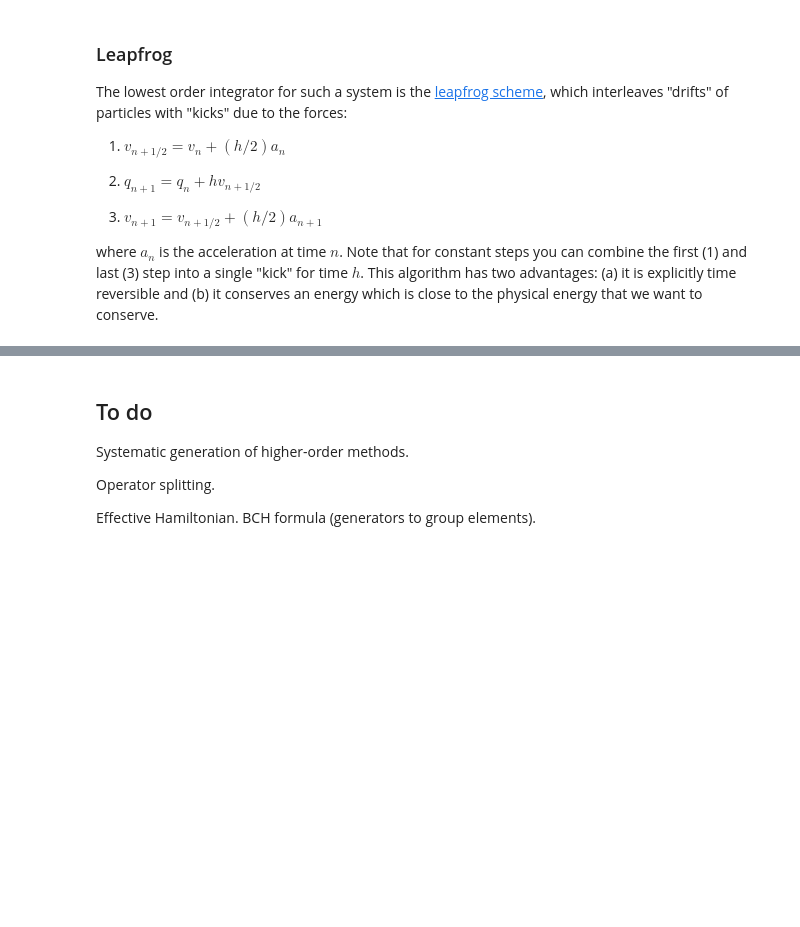
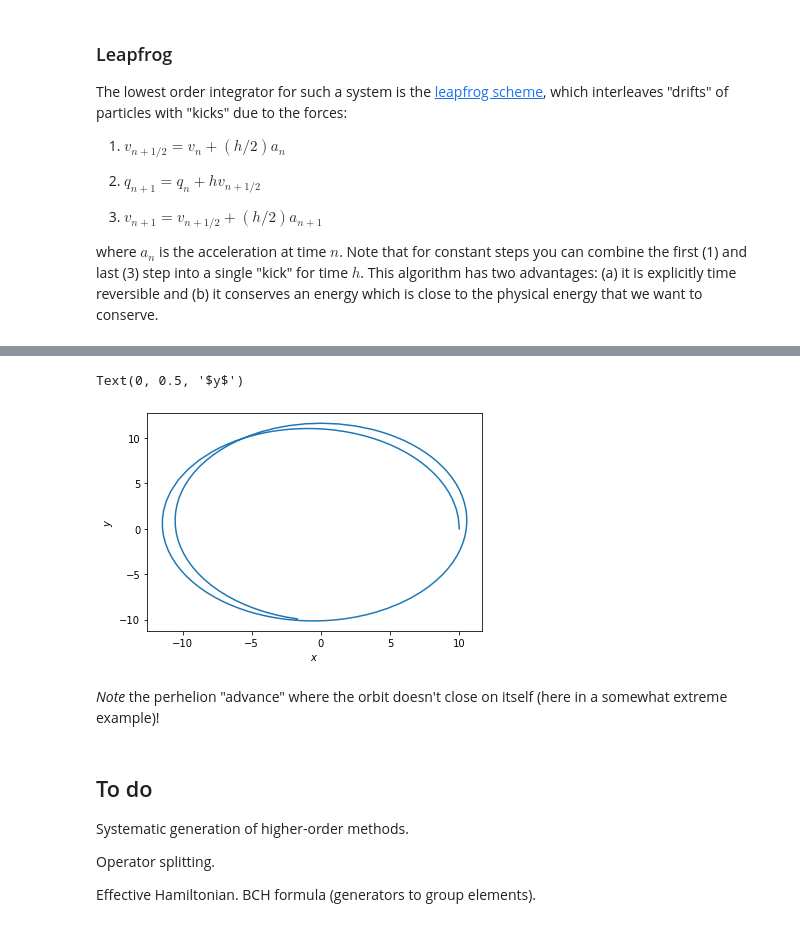
Before and after one commit to LBJ-Wade/Notebooks_cosmology, a Jupyter notebook: General/ODEintegation.ipynb, the cells around one changed output, grey strips where cells are left out. Cells and saved outputs as stored; diff of their text form; code cells hidden in the pictures; blank space fills up the shorter version.

Commit message:
Perhelion advance

```diff
--- a/General/ODEintegation.ipynb
+++ b/General/ODEintegation.ipynb
@@ -242,3 +250,63 @@ where $k$ is a constant related to energy and $h$ is a constant related to angul
+# %%
+# Define the constants for our orbit.
+ell    = 2.5
+r_init = 10.
+# %%
+def deriv(t,y):
+    """Returns dy/dt for a cosine/sine system as an example."""
+    dydt    = np.zeros_like(y)
+    rr      = y[0]
+    oner2   = 1.0/rr**2
+    dydt[0] = y[1]
+    dydt[1] = -oner2 + ell**2*oner2*oner2*(2*rr-3)
+    dydt[2] = ell*oner2
+    return(dydt)
+    #
+# %%
+# Set the initial conditions at the turning point,
+# which we call phi=0:
+y   = np.array([r_init,0.0,0])
+tarr= np.array([0])
+yarr= np.zeros((1,3))
+yarr[0,:] = y
+#
+# First integrate this using a "normal" integrator.
+# If you try this without adapative step sizes then
+# you'll find the integration goes haywire.  We'll
+# use our ode23 example above.
+#
+t,dt = tarr[0],0.1
+k1   = dt*deriv(t,y)
+while t<500.0:
+    tnew,ynew,znew,k1new = ode23(t,y,dt,k1)
+    tol = abstol + np.max([np.abs(ynew),np.abs(znew)]) * reltol
+    err = np.max(np.abs(ynew-znew)) + 1e-30
+    if err<tol:
+        t,y,z,k1 = tnew,ynew,znew,k1new
+        if err<0.2*tol:
+            # If we're doing too well, allow step to grow.
+            fac = np.max([(tol/err)**(0.3333),5.0])
+            dt *= fac
+            k1 *= fac
+    else:
+        fac = 0.9*(tol/err)**(0.3333)
+        dt *= fac
+        k1 *= fac
+    tarr = np.append(tarr,t)
+    yarr = np.append(yarr,y[None,:],axis=0)
+# Plot the orbit.
+xx = yarr[:,0]*np.cos(yarr[:,2])
+yy = yarr[:,0]*np.sin(yarr[:,2])
+#
+fig,ax = plt.subplots(1,1,figsize=(6,4))
+ax.plot(xx,yy)
+ax.set_xlabel(r'$x$')
+ax.set_ylabel(r'$y$')
+# %% [output]
+Text(0, 0.5, '$y$')
+[figure, added]
+# %% [markdown]
+*Note* the perhelion "advance" where the orbit doesn't close on itself (here in a somewhat extreme example)!
 # %% [markdown]
 ## To do ##
 
```
Also changed, not shown: parts of 3 cells of this notebook.
